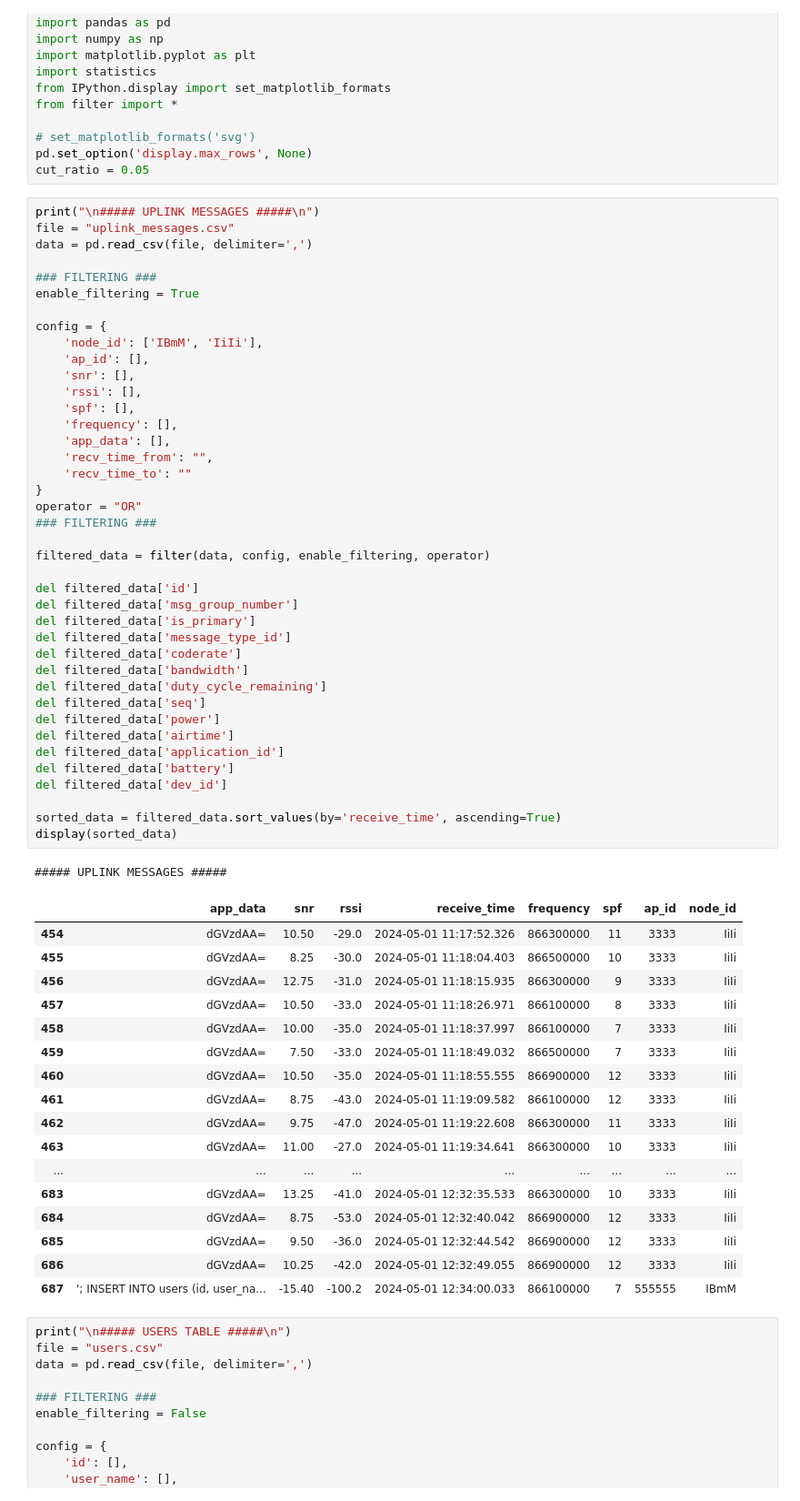
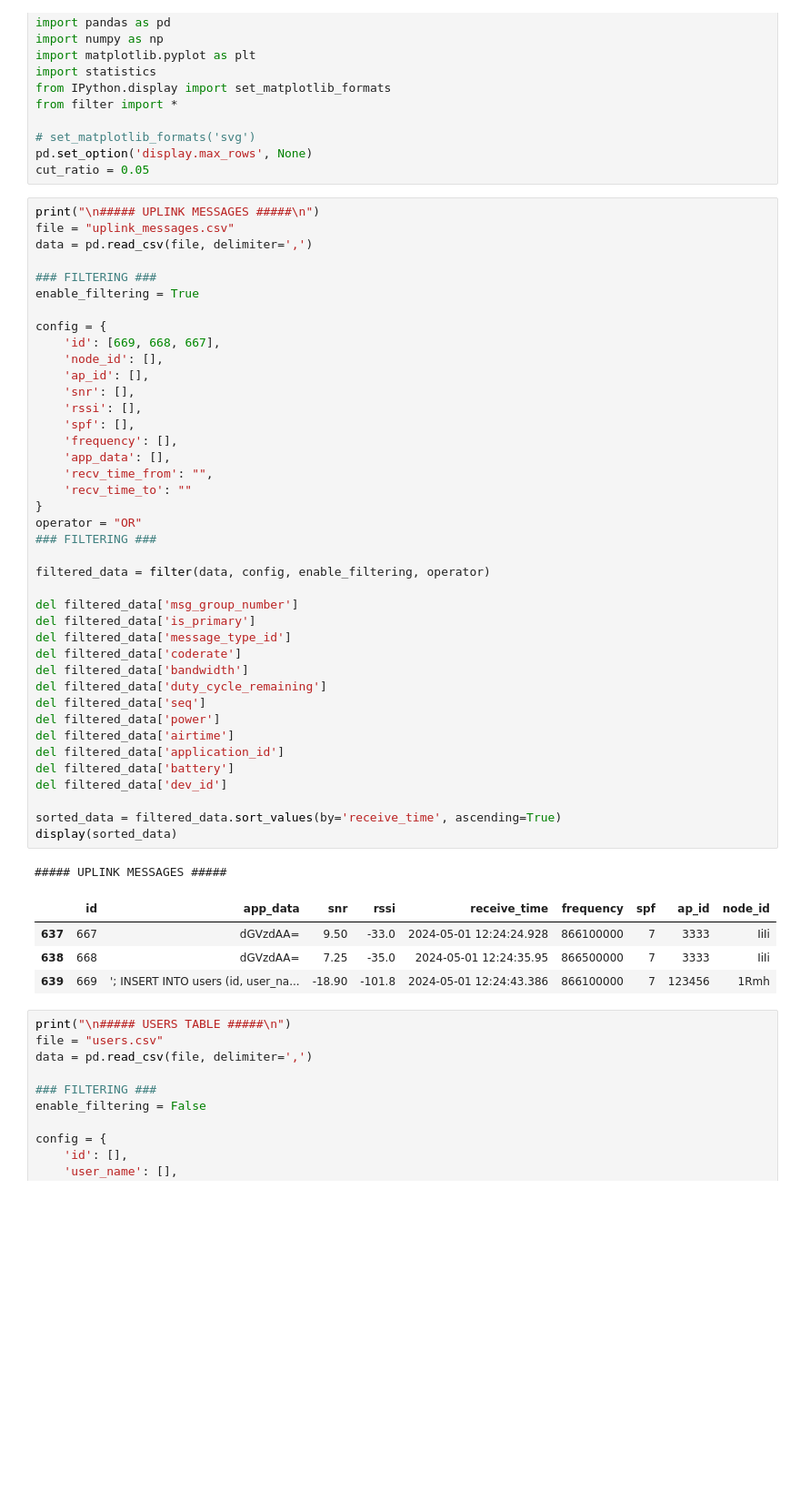
Before and after one commit to aondov/VulneLora, a Jupyter notebook: output/LoRa@FIIT/lorafiit_end_device_sqli.ipynb, the cells around one changed output. Shown at 91% size. Cells and saved outputs as stored; diff of their text form; blank space fills up the shorter version.

```diff
--- a/output/LoRa@FIIT/lorafiit_end_device_sqli.ipynb
+++ b/output/LoRa@FIIT/lorafiit_end_device_sqli.ipynb
@@ -21,56 +21,43 @@ data = pd.read_csv(file, delimiter=',')
 enable_filtering = True
 
 config = {
-    'node_id': ['IBmM', 'IiIi'],
+    'id': [669, 668, 667],
+    'node_id': [],
     'ap_id': [],
     'snr': [],
     'rssi': [],
     'spf': [],
     'frequency': [],
     'app_data': [],
     'recv_time_from': "",
     'recv_time_to': ""
 }
 operator = "OR"
 ### FILTERING ###
 
 filtered_data = filter(data, config, enable_filtering, operator)
 
-del filtered_data['id']
 del filtered_data['msg_group_number']
 del filtered_data['is_primary']
 del filtered_data['message_type_id']
 del filtered_data['coderate']
 del filtered_data['bandwidth']
 del filtered_data['duty_cycle_remaining']
 del filtered_data['seq']
 del filtered_data['power']
 del filtered_data['airtime']
 del filtered_data['application_id']
 del filtered_data['battery']
 del filtered_data['dev_id']
 
 sorted_data = filtered_data.sort_values(by='receive_time', ascending=True)
 display(sorted_data)
 # %% [output]
 ##### UPLINK MESSAGES #####
-|  | app_data | snr | rssi | receive_time | frequency | spf | ap_id | node_id |
-| 454 | dGVzdAA= | 10.50 | -29.0 | 2024-05-01 11:17:52.326 | 866300000 | 11 | 3333 | IiIi |
-| 455 | dGVzdAA= | 8.25 | -30.0 | 2024-05-01 11:18:04.403 | 866500000 | 10 | 3333 | IiIi |
-| 456 | dGVzdAA= | 12.75 | -31.0 | 2024-05-01 11:18:15.935 | 866300000 | 9 | 3333 | IiIi |
-| 457 | dGVzdAA= | 10.50 | -33.0 | 2024-05-01 11:18:26.971 | 866100000 | 8 | 3333 | IiIi |
-| 458 | dGVzdAA= | 10.00 | -35.0 | 2024-05-01 11:18:37.997 | 866100000 | 7 | 3333 | IiIi |
-| 459 | dGVzdAA= | 7.50 | -33.0 | 2024-05-01 11:18:49.032 | 866500000 | 7 | 3333 | IiIi |
-| 460 | dGVzdAA= | 10.50 | -35.0 | 2024-05-01 11:18:55.555 | 866900000 | 12 | 3333 | IiIi |
-| 461 | dGVzdAA= | 8.75 | -43.0 | 2024-05-01 11:19:09.582 | 866100000 | 12 | 3333 | IiIi |
-| 462 | dGVzdAA= | 9.75 | -47.0 | 2024-05-01 11:19:22.608 | 866300000 | 11 | 3333 | IiIi |
-| 463 | dGVzdAA= | 11.00 | -27.0 | 2024-05-01 11:19:34.641 | 866300000 | 10 | 3333 | IiIi |
-| ... | ... | ... | ... | ... | ... | ... | ... | ... |
-| 683 | dGVzdAA= | 13.25 | -41.0 | 2024-05-01 12:32:35.533 | 866300000 | 10 | 3333 | IiIi |
-| 684 | dGVzdAA= | 8.75 | -53.0 | 2024-05-01 12:32:40.042 | 866900000 | 12 | 3333 | IiIi |
-| 685 | dGVzdAA= | 9.50 | -36.0 | 2024-05-01 12:32:44.542 | 866900000 | 12 | 3333 | IiIi |
-| 686 | dGVzdAA= | 10.25 | -42.0 | 2024-05-01 12:32:49.055 | 866900000 | 12 | 3333 | IiIi |
-| 687 | '; INSERT INTO users (id, user_na... | -15.40 | -100.2 | 2024-05-01 12:34:00.033 | 866100000 | 7 | 555555 | IBmM |
+|  | id | app_data | snr | rssi | receive_time | frequency | spf | ap_id | node_id |
+| 637 | 667 | dGVzdAA= | 9.50 | -33.0 | 2024-05-01 12:24:24.928 | 866100000 | 7 | 3333 | IiIi |
+| 638 | 668 | dGVzdAA= | 7.25 | -35.0 | 2024-05-01 12:24:35.95 | 866500000 | 7 | 3333 | IiIi |
+| 639 | 669 | '; INSERT INTO users (id, user_na... | -18.90 | -101.8 | 2024-05-01 12:24:43.386 | 866100000 | 7 | 123456 | 1Rmh |
 # %%
 print("\n##### USERS TABLE #####\n")
 file = "users.csv"
```
Also changed, not shown: 36 other files.
